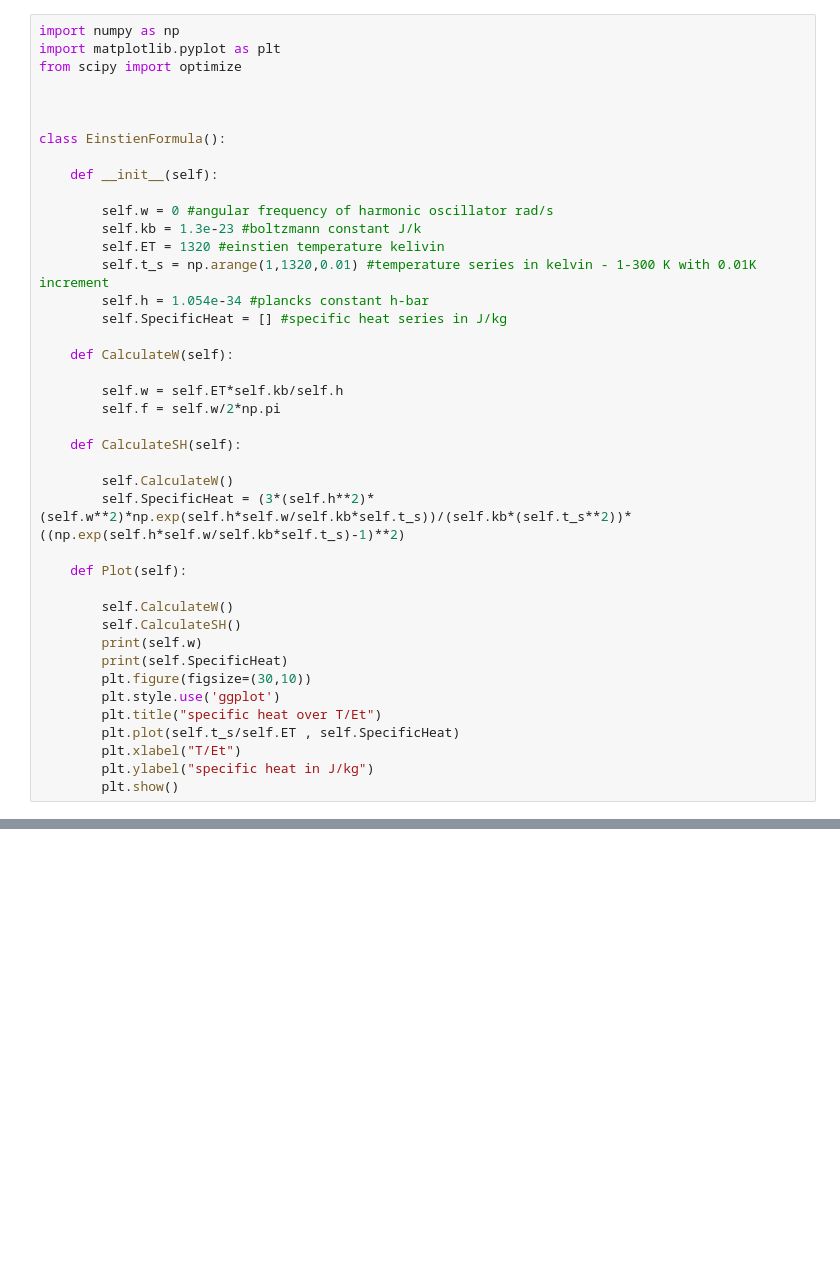
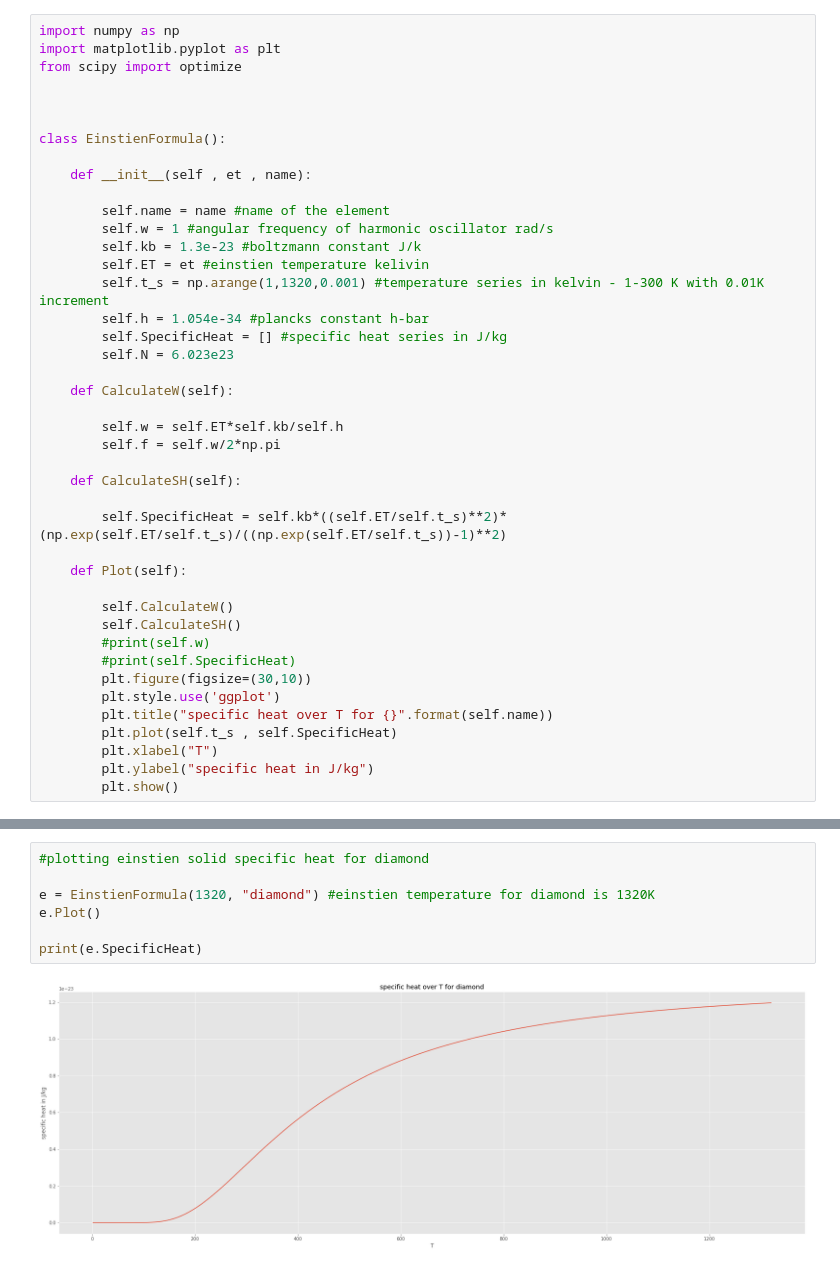
Before and after one commit to Aasrith1906/Mentorship-Program, a Jupyter notebook: session 3/Session 3 (specific heat).ipynb, the cells around one changed output, grey strips where cells are left out. Cells and saved outputs as stored; diff of their text form; blank space fills up the shorter version.

Commit message:
einstien formula complete

```diff
--- a/session 3/Session 3 (specific heat).ipynb
+++ b/session 3/Session 3 (specific heat).ipynb
@@ -7,14 +7,16 @@ from scipy import optimize
 
 class EinstienFormula():
 
-    def __init__(self):
+    def __init__(self , et , name):
 
-        self.w = 0 #angular frequency of harmonic oscillator rad/s
+        self.name = name #name of the element
+        self.w = 1 #angular frequency of harmonic oscillator rad/s
         self.kb = 1.3e-23 #boltzmann constant J/k
-        self.ET = 1320 #einstien temperature kelivin
-        self.t_s = np.arange(1,1320,0.01) #temperature series in kelvin - 1-300 K with 0.01K increment
+        self.ET = et #einstien temperature kelivin
+        self.t_s = np.arange(1,1320,0.001) #temperature series in kelvin - 1-300 K with 0.01K increment
         self.h = 1.054e-34 #plancks constant h-bar
         self.SpecificHeat = [] #specific heat series in J/kg
+        self.N = 6.023e23
 
     def CalculateW(self):
 
@@ -23,19 +25,18 @@ class EinstienFormula():
 
     def CalculateSH(self):
 
-        self.CalculateW()
-        self.SpecificHeat = (3*(self.h**2)*(self.w**2)*np.exp(self.h*self.w/self.kb*self.t_s))/(self.kb*(self.t_s**2))*((np.exp(self.h*self.w/self.kb*self.t_s)-1)**2)
+        self.SpecificHeat = self.kb*((self.ET/self.t_s)**2)*(np.exp(self.ET/self.t_s)/((np.exp(self.ET/self.t_s))-1)**2)
 
     def Plot(self):
 
         self.CalculateW()
         self.CalculateSH()
-        print(self.w)
-        print(self.SpecificHeat)
+        #print(self.w)
+        #print(self.SpecificHeat)
         plt.figure(figsize=(30,10))
         plt.style.use('ggplot')
-        plt.title("specific heat over T/Et")
-        plt.plot(self.t_s/self.ET , self.SpecificHeat)
-        plt.xlabel("T/Et")
+        plt.title("specific heat over T for {}".format(self.name))
+        plt.plot(self.t_s , self.SpecificHeat)
+        plt.xlabel("T")
         plt.ylabel("specific heat in J/kg")
         plt.show()
@@ -51,0 +43,9 @@ print(e.SpecificHeat)
+# %%
+#plotting einstien solid specific heat for diamond
+
+e = EinstienFormula(1320, "diamond") #einstien temperature for diamond is 1320K
+e.Plot()
+
+print(e.SpecificHeat)
+# %% [output]
+[figure, added]
```
Also changed, not shown: parts of 3 cells of this notebook.
